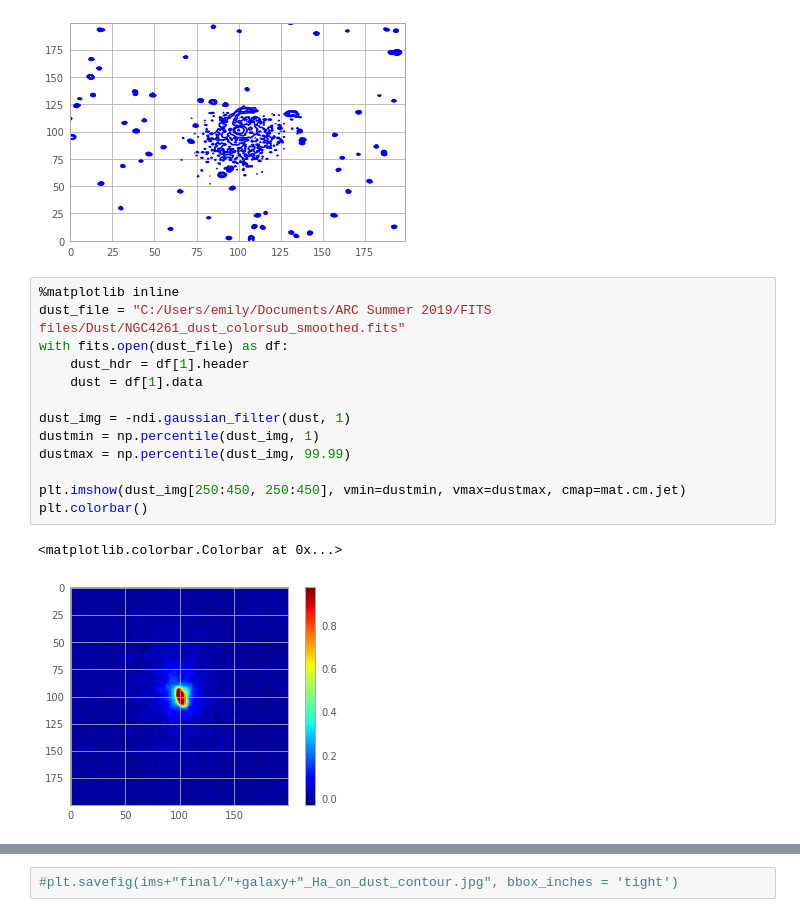
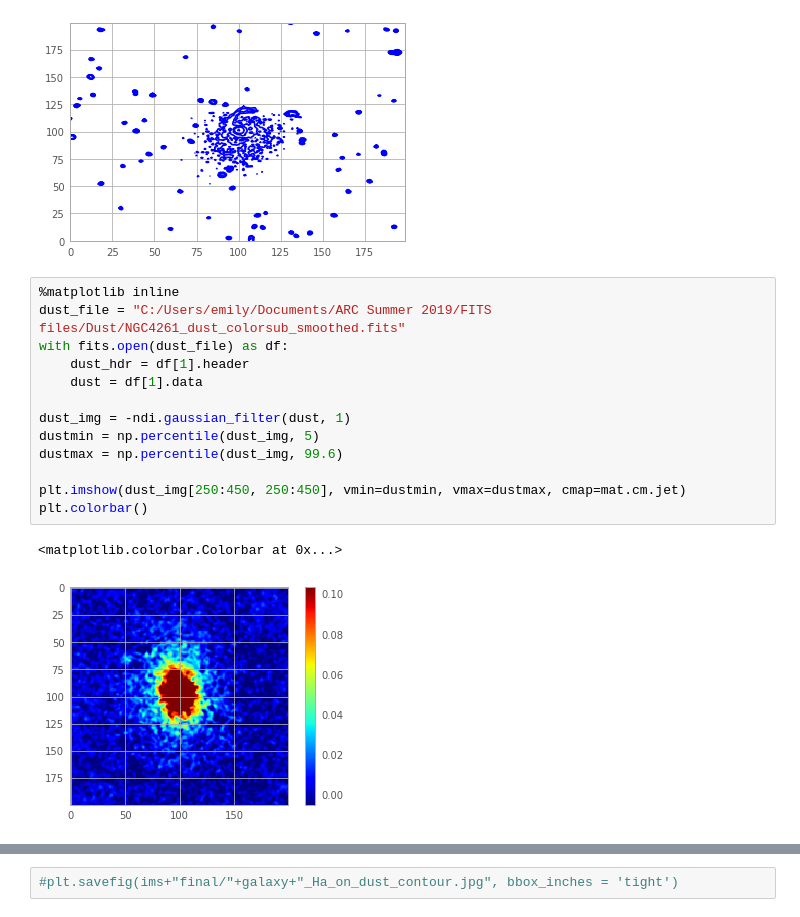
Before and after one commit to cosmologie/H_alpha_scripts, a Jupyter notebook: H_alpha_continuum_subtraction_NGC4261.ipynb, the cells around one changed output, grey strips where cells are left out. Saved outputs shown, nothing was run; the diff lists cells and outputs as text.

```diff
--- a/H_alpha_continuum_subtraction_NGC4261.ipynb
+++ b/H_alpha_continuum_subtraction_NGC4261.ipynb
@@ -255,17 +271,17 @@ plt.contour(full_image[400:600,400:600], colors='blue', levels=np.percentile(ful
 # %%
 %matplotlib inline
 dust_file = "C:/Users/emily/Documents/ARC Summer 2019/FITS files/Dust/NGC4261_dust_colorsub_smoothed.fits"
 with fits.open(dust_file) as df:
     dust_hdr = df[1].header
     dust = df[1].data
 
 dust_img = -ndi.gaussian_filter(dust, 1)
-dustmin = np.percentile(dust_img, 1)
-dustmax = np.percentile(dust_img, 99.99)
+dustmin = np.percentile(dust_img, 5)
+dustmax = np.percentile(dust_img, 99.6)
 
 plt.imshow(dust_img[250:450, 250:450], vmin=dustmin, vmax=dustmax, cmap=mat.cm.jet)
 plt.colorbar()
 # %% [output]
 <matplotlib.colorbar.Colorbar at 0x...>
-[figure, old version]
+[figure, new version]
 # %%
```
Also changed, not shown: parts of 5 cells of this notebook, 3 other files.
